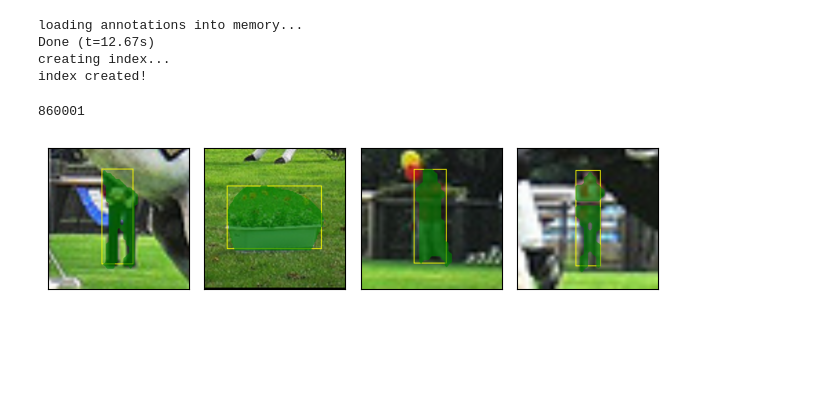
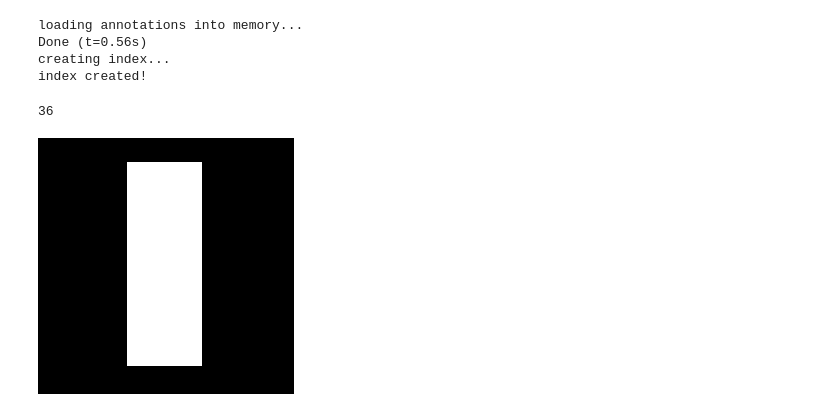
Before and after one commit to three0-s/lama-coco, a Jupyter notebook: cocotest.ipynb, the cells around one changed output. Drawn from its saved outputs; the diff is of its cells as text; code cells hidden in the pictures; blank space fills up the shorter version.

Commit message:
feat: lama-coco complete

```diff
--- a/cocotest.ipynb
+++ b/cocotest.ipynb
@@ -6,24 +6,28 @@ from torchvision.transforms import v2
 import torch as th
 from helpers import plot
 
-dataset = CocoDetection(root="/workspace/coco2017_tr_val/train2017/",
-                        annFile="/workspace/coco2017_tr_val/annotations/instances_train2017.json",
+dataset = CocoDetection(root="/workspace/coco2017_tr_val/val2017/",
+                        annFile="/workspace/coco2017_tr_val/annotations/instances_val2017.json",
                         transform=v2.Compose([
                             v2.ToTensor(),
                             # v2.Resize((712, 712))
                         ]))
 dataset = CoCoInpaintDataset(dataset)
-# loader = th.utils.data.DataLoader(dataset, batch_size=4)
+loader = th.utils.data.DataLoader(dataset, batch_size=1024)
 # %% [output]
 loading annotations into memory...
-Done (t=12.67s)
+Done (t=0.56s)
 creating index...
 index created!
 # %%
-len(dataset)
+len(loader)
 # %% [output]
-860001
+36
-# %%
-plot([dataset[20], dataset[21], dataset[22], dataset[23]])
-# %% [output]
-[figure, removed]
+# %%
+from torchvision.transforms.v2 import ToPILImage
+img = ToPILImage()(dataset[0][0])
+mask = ToPILImage()(dataset[0][1]['bbox']*255)
+# %%
+mask
+# %% [output]
+[figure, added]
```
Also changed, not shown: parts of 3 cells of this notebook, 6 other files.
